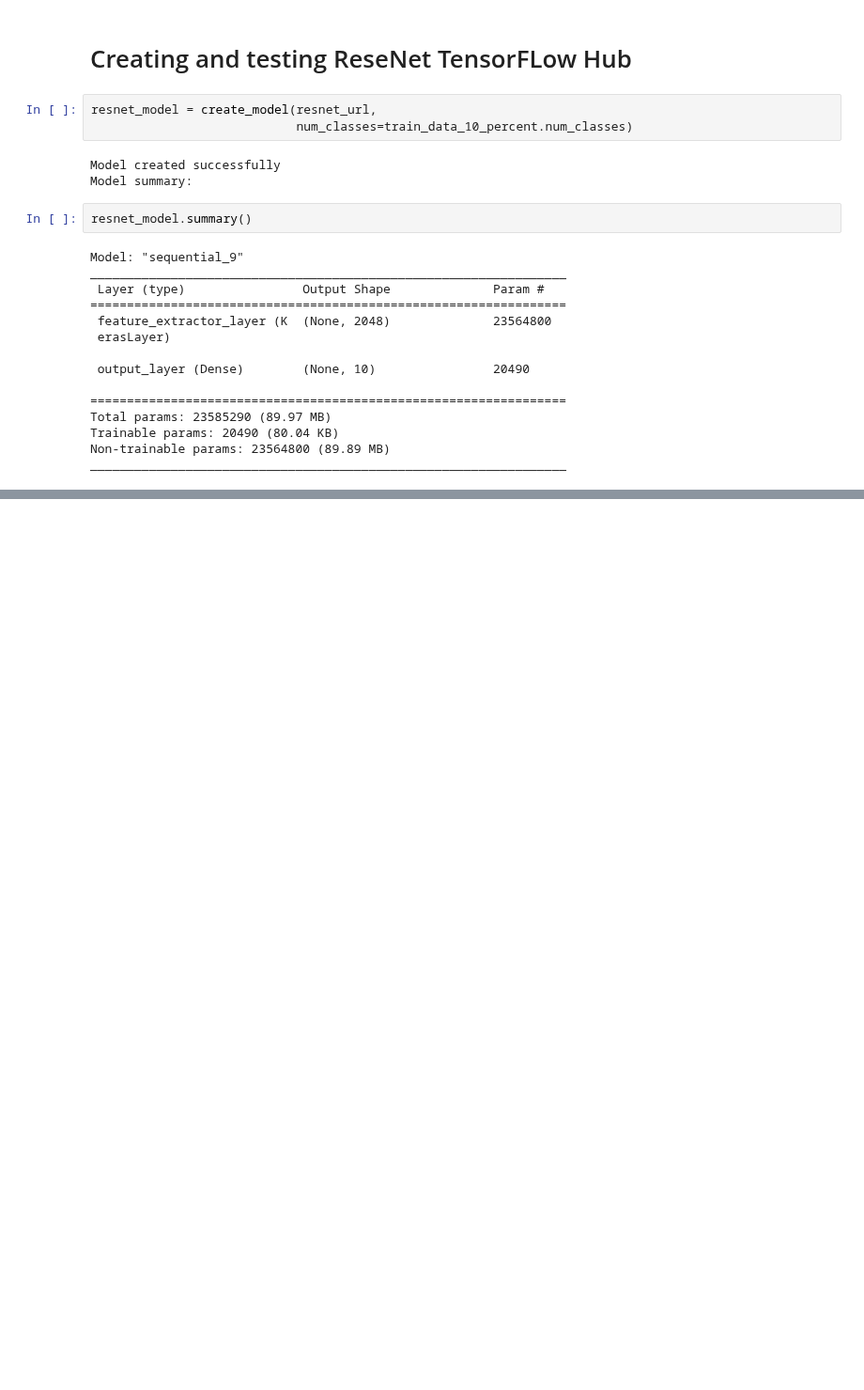
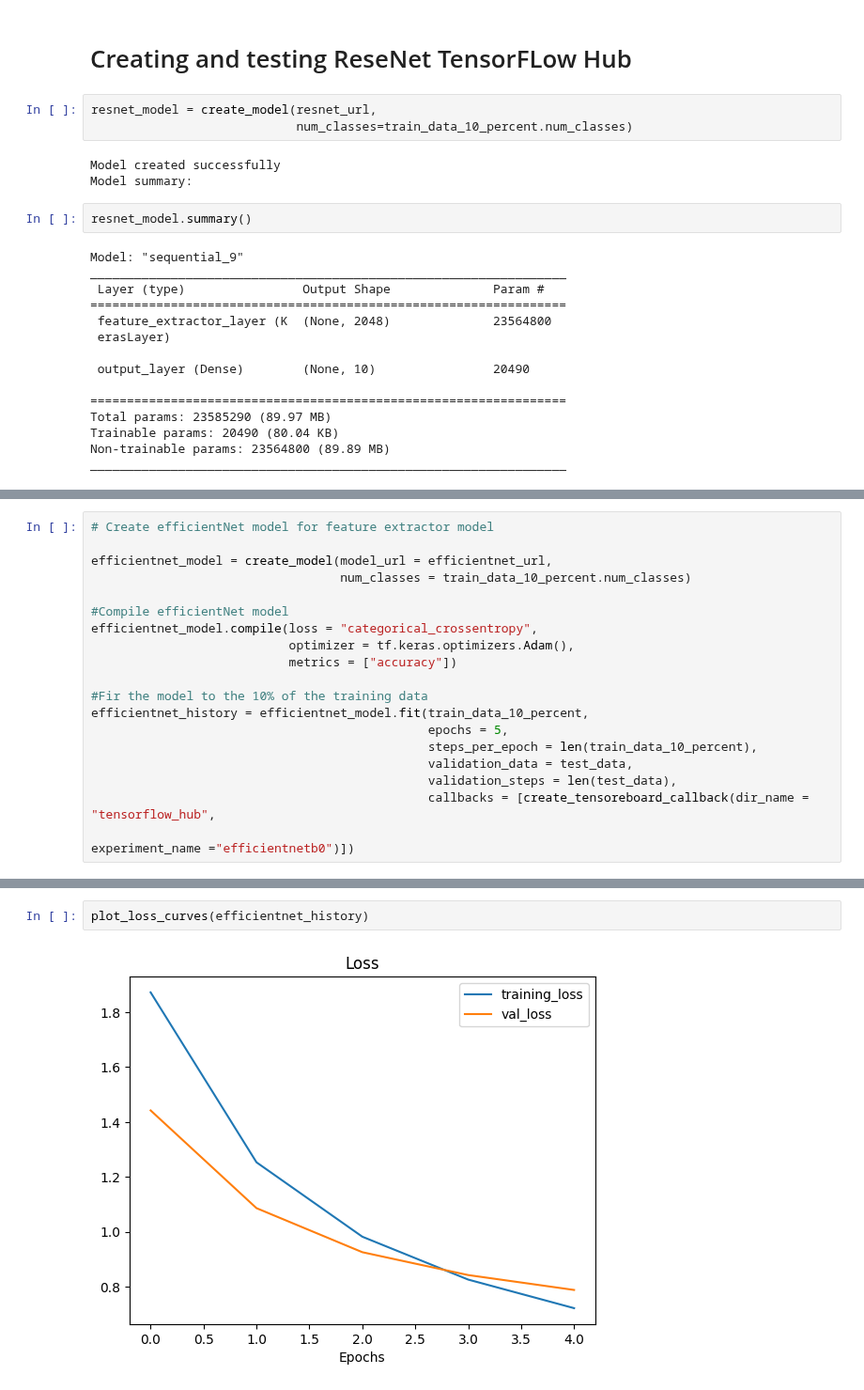
Before and after one commit to iamchenchu/Deep-Learnig-with-TensorFlow, a Jupyter notebook: 05_transfer_learning_in_tensorflow_part1_feature_extraction.ipynb, the cells around one changed output, grey strips where cells are left out. Shown at 94% size. Drawn from its saved outputs; the diff is of its cells as text; blank space fills up the shorter version.

```diff
--- a/05_transfer_learning_in_tensorflow_part1_feature_extraction.ipynb
+++ b/05_transfer_learning_in_tensorflow_part1_feature_extraction.ipynb
@@ -212,0 +285,19 @@ _________________________________________________________________
+# %%
+# Create efficientNet model for feature extractor model
+
+efficientnet_model = create_model(model_url = efficientnet_url,
+                                  num_classes = train_data_10_percent.num_classes)
+
+#Compile efficientNet model
+efficientnet_model.compile(loss = "categorical_crossentropy",
+                           optimizer = tf.keras.optimizers.Adam(),
+                           metrics = ["accuracy"])
+
+#Fir the model to the 10% of the training data
+efficientnet_history = efficientnet_model.fit(train_data_10_percent,
+                                              epochs = 5,
+                                              steps_per_epoch = len(train_data_10_percent),
+                                              validation_data = test_data,
+                                              validation_steps = len(test_data),
+                                              callbacks = [create_tensoreboard_callback(dir_name = "tensorflow_hub",
+                                                                                        experiment_name ="efficientnetb0")])
@@ -212,0 +318,4 @@ _________________________________________________________________
+# %%
+plot_loss_curves(efficientnet_history)
+# %% [output]
+[figure, added]
```
Also changed, not shown: parts of 14 cells of this notebook.
